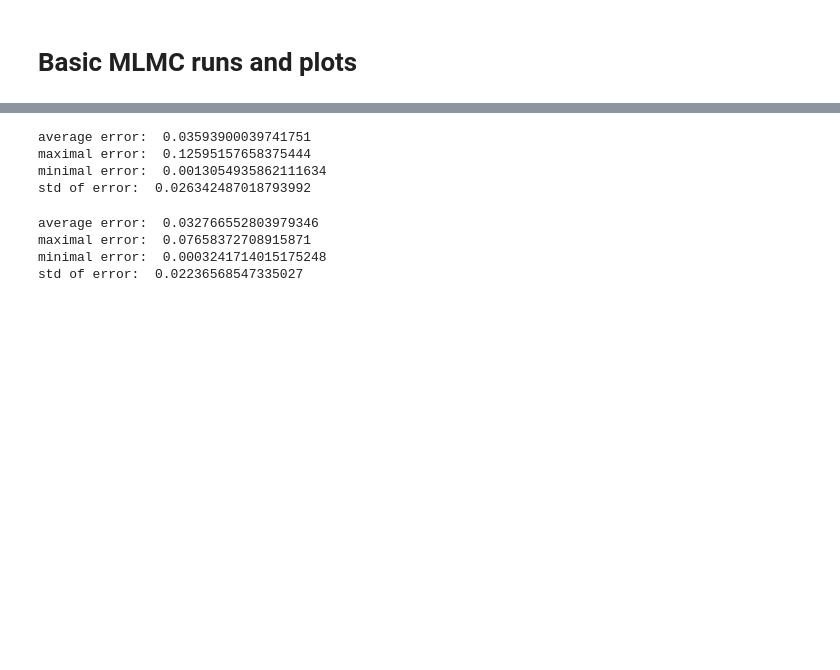
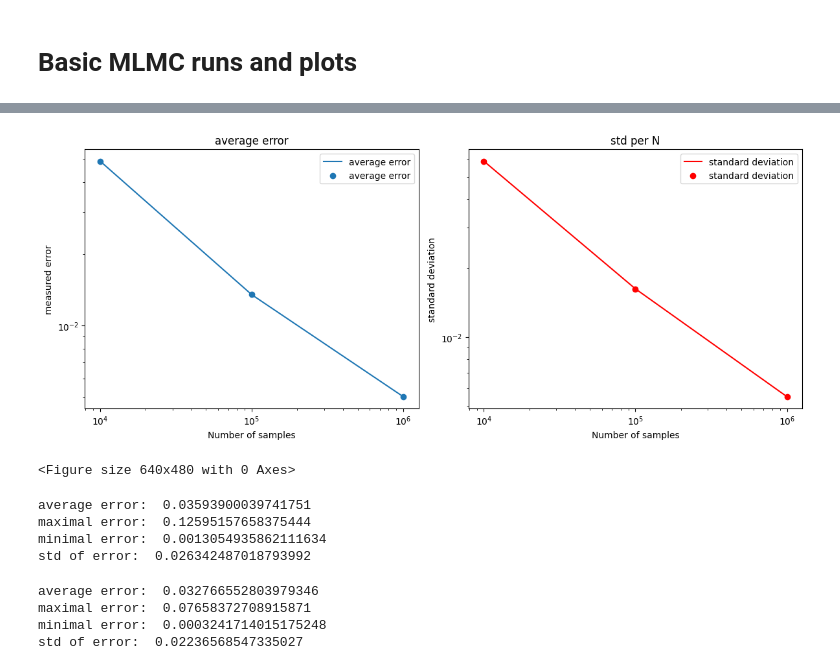
Before and after one commit to casparschucan/feynman-kac-python, a Jupyter notebook: src/experiments.ipynb, the cells around one changed output, grey strips where cells are left out. Cells and saved outputs as stored; diff of their text form; code cells hidden in the pictures; blank space fills up the shorter version.

```diff
--- a/src/experiments.ipynb
+++ b/src/experiments.ipynb
@@ -27,3 +163,30 @@ def test_cos_rhs(x, y):
+# %%
+fig, axes = plt.subplots(1, 2, figsize=(12, 5))
+
+# Log-Log plot
+axes[0].loglog(Ns, mean_errs, label="average error")
+axes[0].scatter(Ns, mean_errs, label="average error")
+axes[0].set_title("average error")
+axes[0].set_xlabel("Number of samples")
+axes[0].set_ylabel("measured error")
+axes[0].legend()
+
+# Linear plot
+axes[1].loglog(Ns, stds, label="standard deviation", color="r")
+axes[1].scatter(Ns, stds, label="standard deviation", color="r")
+axes[1].set_title("std per N")
+axes[1].set_xlabel("Number of samples")
+axes[1].set_ylabel("standard deviation")
+
+axes[1].legend()
+
+# Show plots
+plt.tight_layout()  # Adjust spacing
+plt.show()
+plt.savefig("conv_study_N.png")
+# %% [output]
+[figure, added]
+<Figure size 640x480 with 0 Axes>
 # %%
 from mlmc import mlmc
 from tqdm.notebook import tqdm
```
Also changed, not shown: parts of 6 cells of this notebook, 2 other files.
